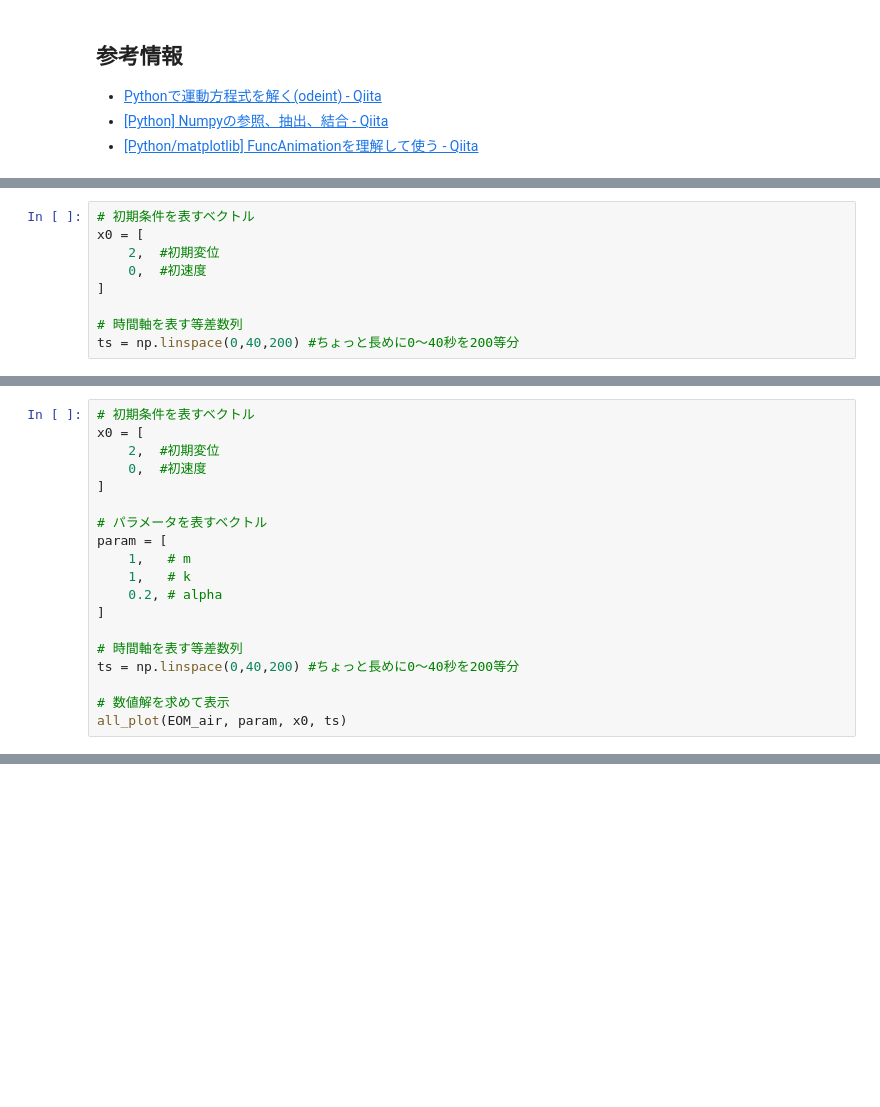
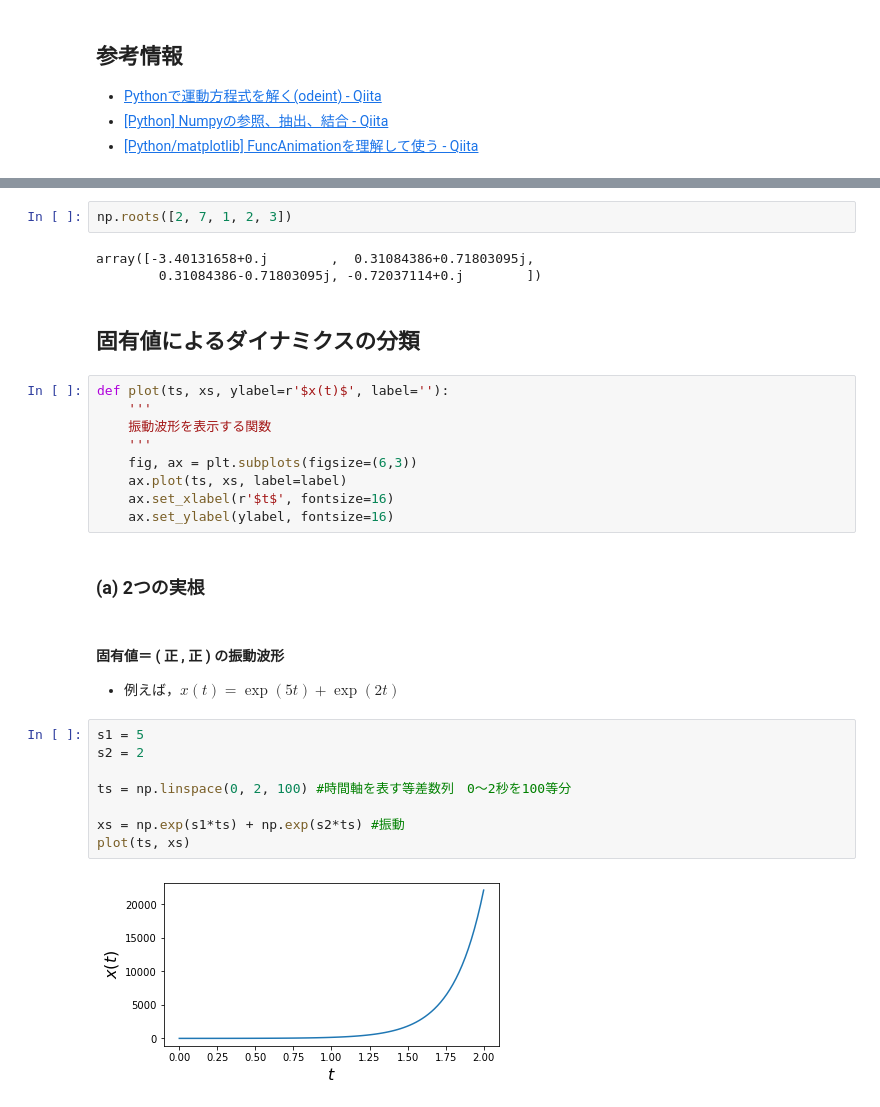
Before and after one commit to ktysd/_colab_test, a Jupyter notebook: vc/Colab/Code_2.1.ipynb, the cells around one changed output, grey strips where cells are left out. Cells and saved outputs as stored; diff of their text form; blank space fills up the shorter version.

```diff
--- a/vc/Colab/Code_2.1.ipynb
+++ b/vc/Colab/Code_2.1.ipynb
@@ -213,9 +10,0 @@ def all_plot(eom, param, x0, time):
-# %%
-# 初期条件を表すベクトル
-x0 = [
-    2,  #初期変位
-    0,  #初速度
-]
-
-# 時間軸を表す等差数列
-ts = np.linspace(0,40,200) #ちょっと長めに0〜40秒を200等分
@@ -381,19 +10,0 @@ def EOM_air(x, t, param):
-# %%
-# 初期条件を表すベクトル
-x0 = [
-    2,  #初期変位
-    0,  #初速度
-]
-
-# パラメータを表すベクトル
-param = [
-    1,   # m
-    1,   # k
-    0.2, # alpha
-]
-
-# 時間軸を表す等差数列
-ts = np.linspace(0,40,200) #ちょっと長めに0〜40秒を200等分
-
-# 数値解を求めて表示
-all_plot(EOM_air, param, x0, ts)
@@ -403,0 +67,32 @@ all_plot(EOM_air, param, x0, ts)
+# %%
+np.roots([2, 7, 1, 2, 3])
+# %% [output]
+array([-3.40131658+0.j        ,  0.31084386+0.71803095j,
+        0.31084386-0.71803095j, -0.72037114+0.j        ])
+# %% [markdown]
+## 固有値によるダイナミクスの分類
+# %%
+def plot(ts, xs, ylabel=r'$x(t)$', label=''):
+    '''
+    振動波形を表示する関数
+    '''
+    fig, ax = plt.subplots(figsize=(6,3))
+    ax.plot(ts, xs, label=label)
+    ax.set_xlabel(r'$t$', fontsize=16)
+    ax.set_ylabel(ylabel, fontsize=16)
+# %% [markdown]
+### (a) 2つの実根
+# %% [markdown]
+#### 固有値＝ ( 正 , 正 ) の振動波形
+
+* 例えば，$x(t) = \exp(5t) + \exp(2t)$
+# %%
+s1 = 5
+s2 = 2
+
+ts = np.linspace(0, 2, 100) #時間軸を表す等差数列　0〜2秒を100等分
+
+xs = np.exp(s1*ts) + np.exp(s2*ts) #振動
+plot(ts, xs)
+# %% [output]
+[figure, added]
```
Also changed, not shown: parts of 94 cells of this notebook, 3 other files.
